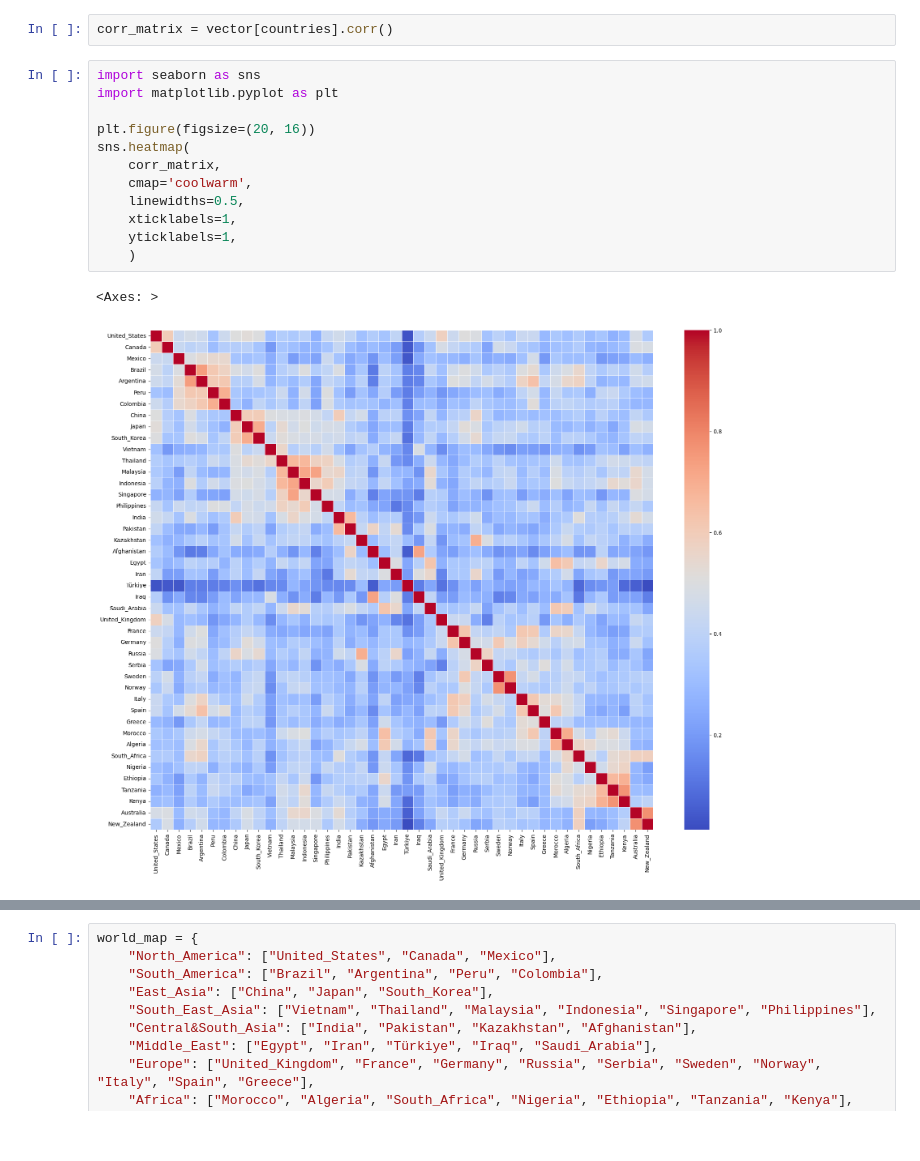
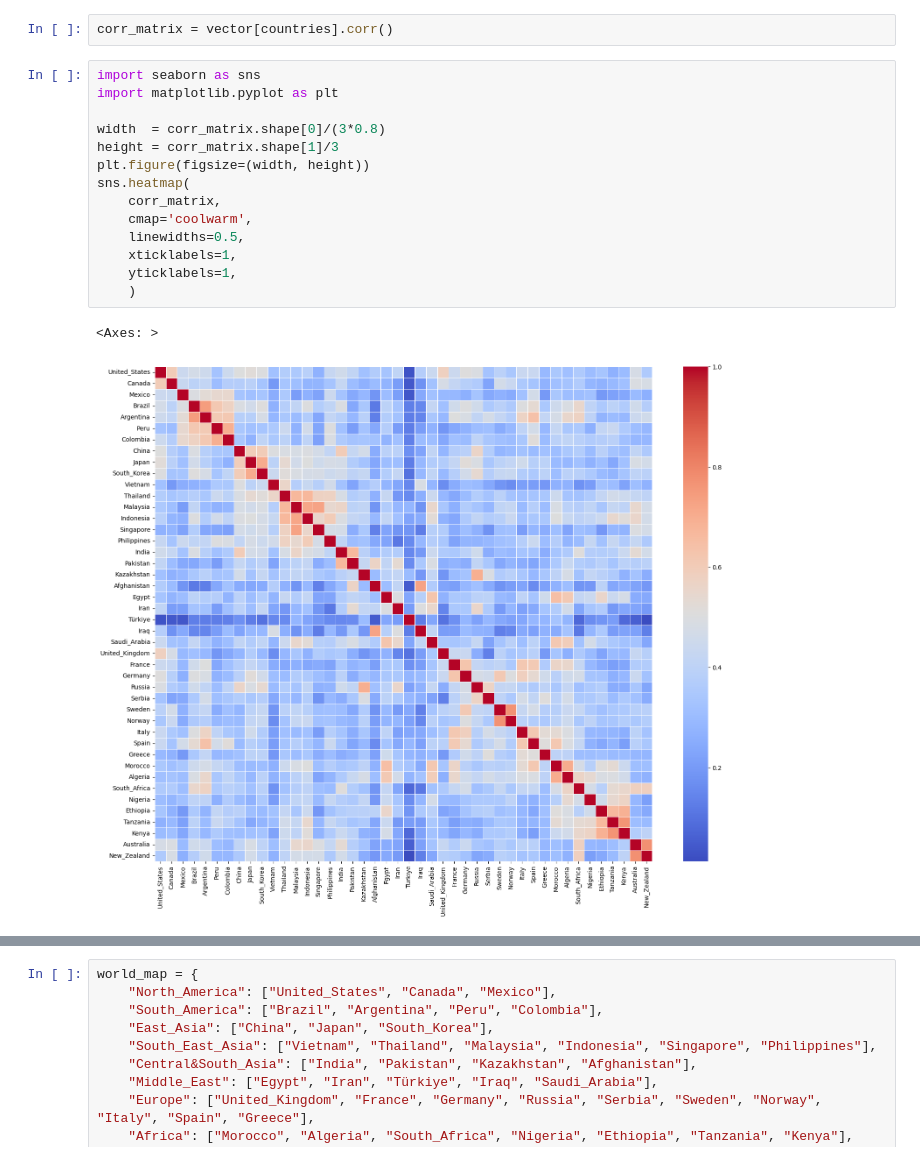
Before and after one commit to sclyde-ai/Natural_Language_Analysis, a Jupyter notebook: sato_hiroki/google-news.ipynb, the cells around one changed output, grey strips where cells are left out. Saved outputs shown, nothing was run; the diff lists cells and outputs as text.

```diff
--- a/sato_hiroki/google-news.ipynb
+++ b/sato_hiroki/google-news.ipynb
@@ -104,18 +150,20 @@ corr_matrix = vector[countries].corr()
 # %%
 import seaborn as sns
 import matplotlib.pyplot as plt
 
-plt.figure(figsize=(20, 16))
+width  = corr_matrix.shape[0]/(3*0.8)
+height = corr_matrix.shape[1]/3
+plt.figure(figsize=(width, height))
 sns.heatmap(
     corr_matrix,
     cmap='coolwarm',
     linewidths=0.5,
     xticklabels=1,
     yticklabels=1,
     )
 # %% [output]
 <Axes: >
-[figure, old version]
+[figure, new version]
 # %%
 import seaborn as sns
 import matplotlib.pyplot as plt
```
Also changed, not shown: parts of 14 cells of this notebook, 4 other files.
